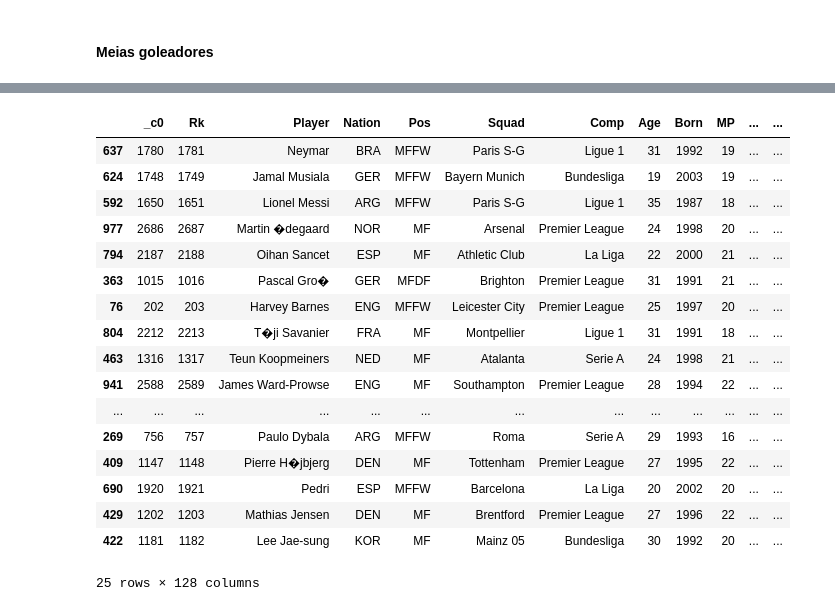
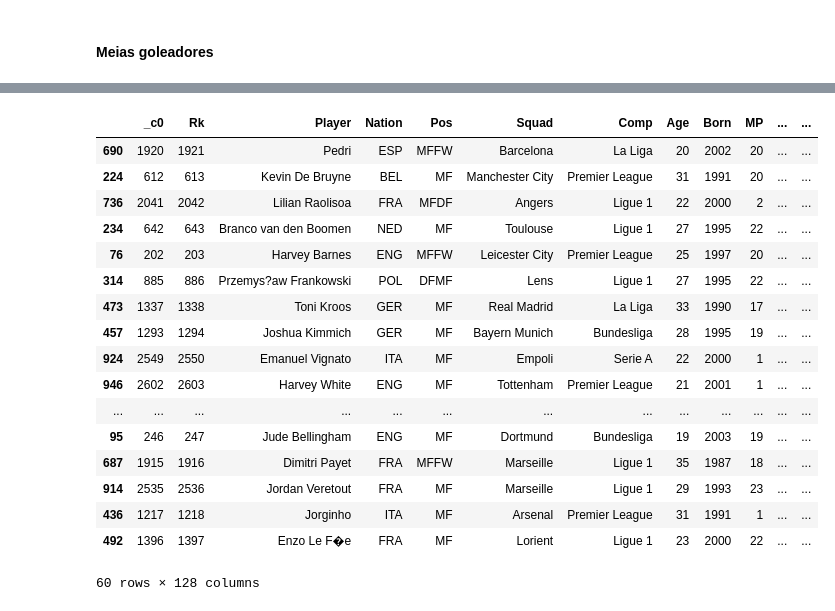
Before and after one commit to Alexandre-Cesar/ETL_Players_Classifier, a Jupyter notebook: Classificador/Classificador_Meio_Campistas.ipynb, the cells around one changed output, grey strips where cells are left out. Cells and saved outputs as stored; diff of their text form; code cells hidden in the pictures.

```diff
--- a/Classificador/Classificador_Meio_Campistas.ipynb
+++ b/Classificador/Classificador_Meio_Campistas.ipynb
@@ -38,3 +36,7 @@ negativos = (Meias['Shots'] - Meias['Goals']) * 3 + Meias['PasOff'] + Meias['Off
+# %%
+positivos = Meias['MP'] + Meias['Goals'] * 10 + Meias['Assists'] * 5 + (Meias['PasTotCmp'] / 65) + (Meias['Rec'] / Meias['MP']) +  (Meias['Recov'] / Meias['MP']) + Meias['Blocks'] + Meias['PasCmp'] + Meias['GCA'] * 3 + Meias['SCA'] * 3 + ( Meias['TklW'] / Meias['MP']) + Meias['TB'] * 3 + Meias['Sw'] * 3 + Meias['TI'] + Meias['TouDefPen'] * 3 + Meias['RecProg'] * 5
+
+negativos = Meias['Err'] * 10 + Meias['Fls'] * 6 + Meias['CrdY'] * 6 + Meias['CrdR'] * 8 + Meias['PasOff'] * 4 + Meias["CarDis"] * 2
 # %%
 Meias['score'] = positivos - negativos
 Meias.sort_values(['score'], ascending = False, inplace = True)
@@ -92,31 +88,31 @@ def assign_score(score):
     elif score > muito_fraco:
         return 'Ruim'
     else:
-        return 'Muito_ruim'
+        return 'Pessimo'
 # %%
 Meias['Desempenho'] = Meias['score'].apply(assign_score)
 # %%
 px.histogram(Meias, x = 'Desempenho').show()
 # %%
-Meias[Meias['Desempenho'] == 'Excelente'].head(50)
+Meias[Meias['Desempenho'] == 'Bom'].head(60)
 # %% [output]
 |  | _c0 | Rk | Player | Nation | Pos | Squad | Comp | Age | Born | MP | ... | ... |
-| 637 | 1780 | 1781 | Neymar | BRA | MFFW | Paris S-G | Ligue 1 | 31 | 1992 | 19 | ... | ... |
-| 624 | 1748 | 1749 | Jamal Musiala | GER | MFFW | Bayern Munich | Bundesliga | 19 | 2003 | 19 | ... | ... |
-| 592 | 1650 | 1651 | Lionel Messi | ARG | MFFW | Paris S-G | Ligue 1 | 35 | 1987 | 18 | ... | ... |
-| 977 | 2686 | 2687 | Martin �degaard | NOR | MF | Arsenal | Premier League | 24 | 1998 | 20 | ... | ... |
-| 794 | 2187 | 2188 | Oihan Sancet | ESP | MF | Athletic Club | La Liga | 22 | 2000 | 21 | ... | ... |
-| 363 | 1015 | 1016 | Pascal Gro� | GER | MFDF | Brighton | Premier League | 31 | 1991 | 21 | ... | ... |
+| 690 | 1920 | 1921 | Pedri | ESP | MFFW | Barcelona | La Liga | 20 | 2002 | 20 | ... | ... |
+| 224 | 612 | 613 | Kevin De Bruyne | BEL | MF | Manchester City | Premier League | 31 | 1991 | 20 | ... | ... |
+| 736 | 2041 | 2042 | Lilian Raolisoa | FRA | MFDF | Angers | Ligue 1 | 22 | 2000 | 2 | ... | ... |
+| 234 | 642 | 643 | Branco van den Boomen | NED | MF | Toulouse | Ligue 1 | 27 | 1995 | 22 | ... | ... |
 | 76 | 202 | 203 | Harvey Barnes | ENG | MFFW | Leicester City | Premier League | 25 | 1997 | 20 | ... | ... |
-| 804 | 2212 | 2213 | T�ji Savanier | FRA | MF | Montpellier | Ligue 1 | 31 | 1991 | 18 | ... | ... |
-| 463 | 1316 | 1317 | Teun Koopmeiners | NED | MF | Atalanta | Serie A | 24 | 1998 | 21 | ... | ... |
-| 941 | 2588 | 2589 | James Ward-Prowse | ENG | MF | Southampton | Premier League | 28 | 1994 | 22 | ... | ... |
+| 314 | 885 | 886 | Przemys?aw Frankowski | POL | DFMF | Lens | Ligue 1 | 27 | 1995 | 22 | ... | ... |
+| 473 | 1337 | 1338 | Toni Kroos | GER | MF | Real Madrid | La Liga | 33 | 1990 | 17 | ... | ... |
+| 457 | 1293 | 1294 | Joshua Kimmich | GER | MF | Bayern Munich | Bundesliga | 28 | 1995 | 19 | ... | ... |
+| 924 | 2549 | 2550 | Emanuel Vignato | ITA | MF | Empoli | Serie A | 22 | 2000 | 1 | ... | ... |
+| 946 | 2602 | 2603 | Harvey White | ENG | MF | Tottenham | Premier League | 21 | 2001 | 1 | ... | ... |
 | ... | ... | ... | ... | ... | ... | ... | ... | ... | ... | ... | ... | ... |
-| 269 | 756 | 757 | Paulo Dybala | ARG | MFFW | Roma | Serie A | 29 | 1993 | 16 | ... | ... |
-| 409 | 1147 | 1148 | Pierre H�jbjerg | DEN | MF | Tottenham | Premier League | 27 | 1995 | 22 | ... | ... |
-| 690 | 1920 | 1921 | Pedri | ESP | MFFW | Barcelona | La Liga | 20 | 2002 | 20 | ... | ... |
-| 429 | 1202 | 1203 | Mathias Jensen | DEN | MF | Brentford | Premier League | 27 | 1996 | 22 | ... | ... |
-| 422 | 1181 | 1182 | Lee Jae-sung | KOR | MF | Mainz 05 | Bundesliga | 30 | 1992 | 20 | ... | ... |
+| 95 | 246 | 247 | Jude Bellingham | ENG | MF | Dortmund | Bundesliga | 19 | 2003 | 19 | ... | ... |
+| 687 | 1915 | 1916 | Dimitri Payet | FRA | MFFW | Marseille | Ligue 1 | 35 | 1987 | 18 | ... | ... |
+| 914 | 2535 | 2536 | Jordan Veretout | FRA | MF | Marseille | Ligue 1 | 29 | 1993 | 23 | ... | ... |
+| 436 | 1217 | 1218 | Jorginho | ITA | MF | Arsenal | Premier League | 31 | 1991 | 1 | ... | ... |
+| 492 | 1396 | 1397 | Enzo Le F�e | FRA | MF | Lorient | Ligue 1 | 23 | 2000 | 22 | ... | ... |
-25 rows × 128 columns
+60 rows × 128 columns
 # %%
 Meias.to_csv('C:\\Users\\alexa\\OneDrive\\Área de Trabalho\\Prj\\Classificador\\Content\\Meias.csv')
```
Also changed, not shown: parts of 5 cells of this notebook, 6 other files.
